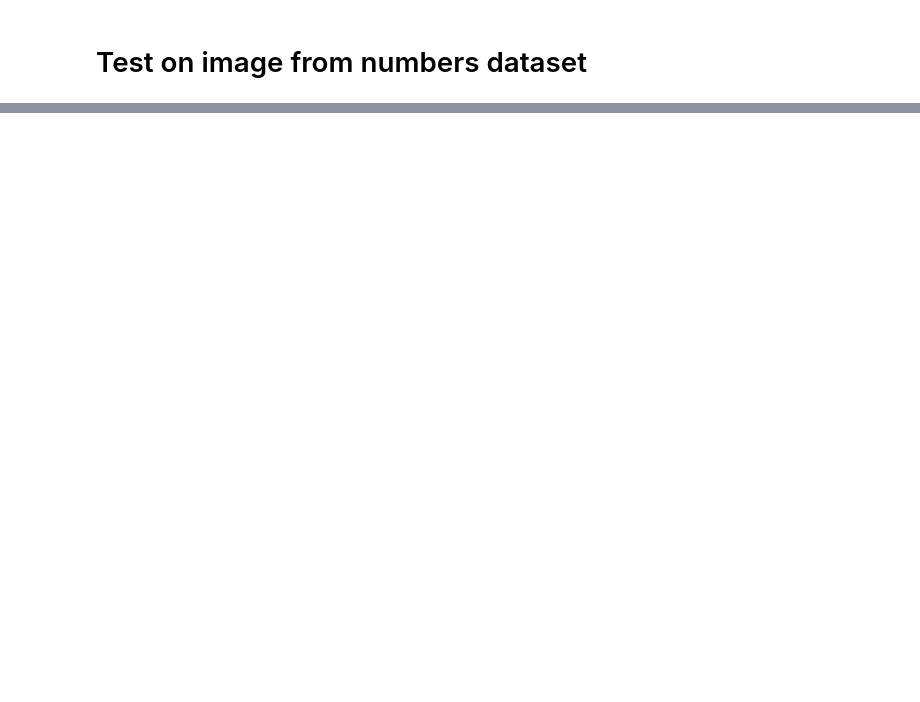
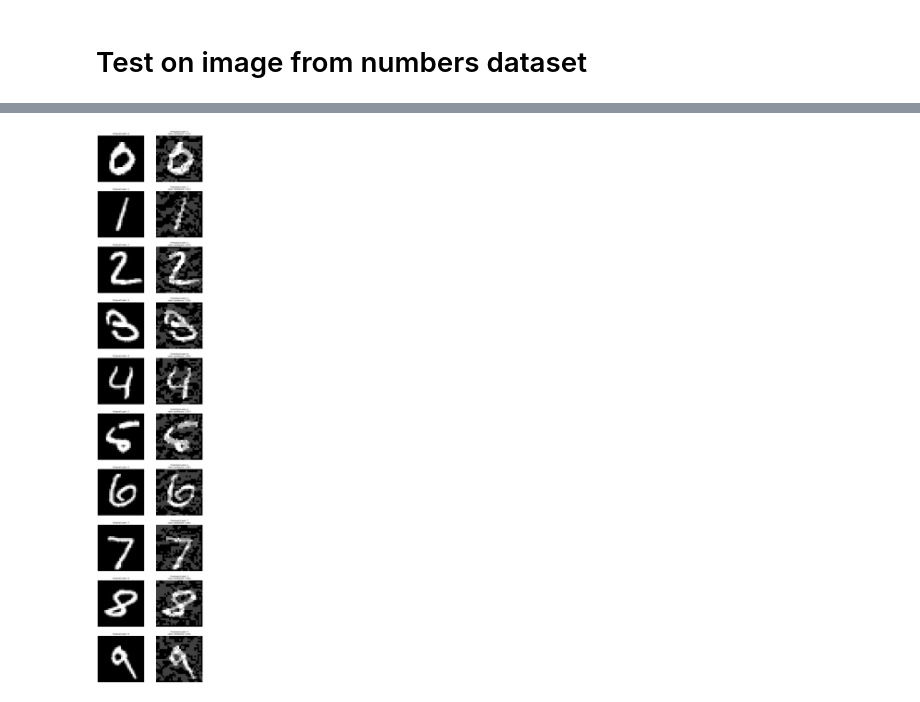
Before and after one commit to josephad2001/AdversarialRobustnessML, a Jupyter notebook: AttackMethods/FGSM.ipynb, the cells around one changed output, grey strips where cells are left out. Drawn from its saved outputs; the diff is of its cells as text; code cells hidden in the pictures; blank space fills up the shorter version.

Commit message:
Finished AttackMethods

```diff
--- a/AttackMethods/FGSM.ipynb
+++ b/AttackMethods/FGSM.ipynb
@@ -72,0 +75,54 @@ plt.show()
+# %%
+import tensorflow as tf
+import numpy as np
+import matplotlib.pyplot as plt
+
+# Load the FCN model you created earlier
+fcn_model = tf.keras.models.load_model("../Models/Mnist/mnist_model_2LFCN.karas")
+
+# Load the MNIST dataset
+mnist = tf.keras.datasets.mnist
+(_, _), (test_images, test_labels) = mnist.load_data()
+test_images = test_images / 255.0  # Preprocess the data
+
+# Select one sample from each class in the test dataset
+indices = []
+for i in range(10):  # Assuming there are 10 classes
+    indices.append(np.where(test_labels == i)[0][0])
+
+# Define an epsilon value for the FGSM attack
+epsilon = 0.25
+
+plt.figure(figsize=(12, 40))
+
+for i, index in enumerate(indices):
+    input_image = test_images[index]
+    original_label = test_labels[index]
+
+    # Use the generate_fgsm function to generate a perturbed image
+    perturbed_image = generate_fgsm(input_image, fcn_model, epsilon)
+
+    # Calculate the difference between the original and perturbed images
+    difference_image = input_image - perturbed_image
+
+    # Perform inference on the perturbed image
+    perturbed_image_reshaped = perturbed_image.reshape(1, 28, 28)  # Reshape to match the model's input shape
+    predictions = fcn_model.predict(perturbed_image_reshaped)
+
+    # Get the predicted class label
+    predicted_label = np.argmax(predictions)
+    confidence = np.max(predictions)
+
+    # Display the original image, perturbed image, and the difference
+    plt.subplot(10, 3, i*3+1)
+    plt.imshow(input_image, cmap='gray')
+    plt.title(f'Original Label: {original_label}',fontsize=8)
+    plt.axis('off')
+
+    plt.subplot(10, 3, i*3+2)
+    plt.imshow(perturbed_image_reshaped[0], cmap='gray')
+    plt.title(f'Predicted Label: {predicted_label}\n(with confidence: {confidence:.2f})',fontsize=8)
+    plt.axis('off')
+
+plt.show()
+# %% [output]
@@ -72,0 +139 @@ plt.show()
+[figure, added]
```
Also changed, not shown: parts of 9 cells of this notebook, 24 other files.
